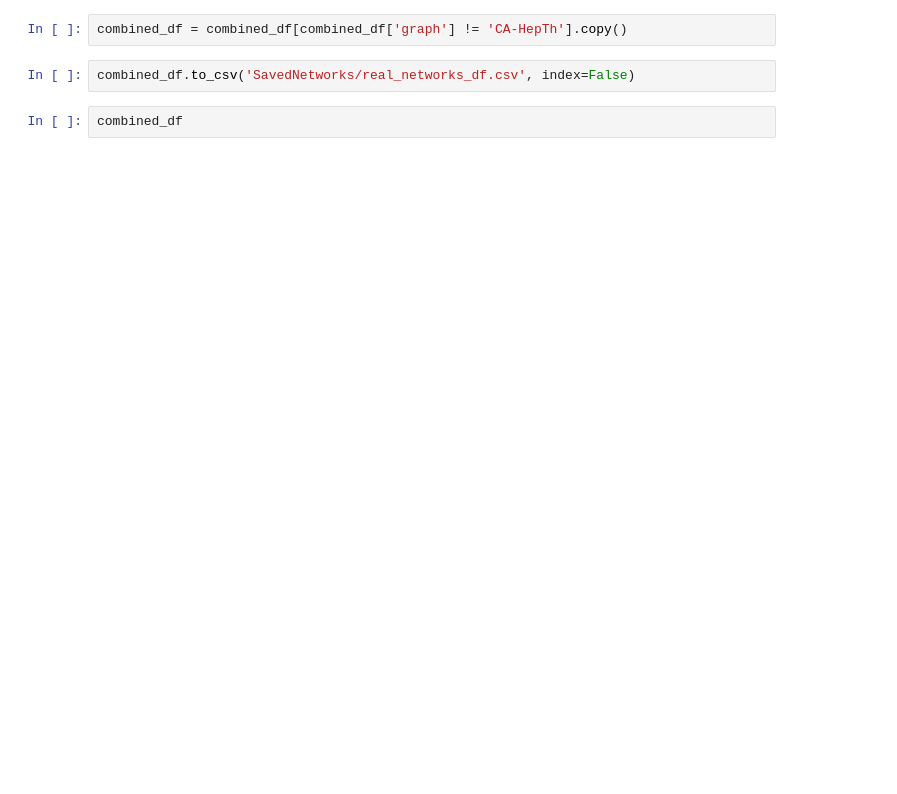
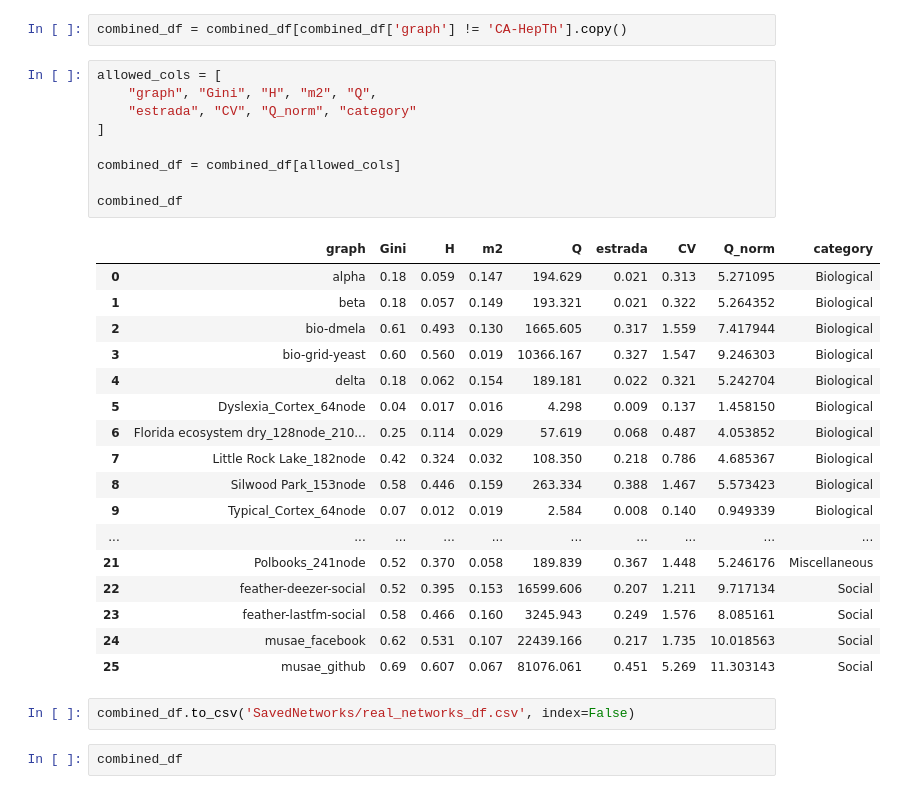
Before and after one commit to hghaemi/h_index_paper, a Jupyter notebook: real_networks.ipynb, the cells around one changed output. Drawn from its saved outputs; the diff is of its cells as text; blank space fills up the shorter version.

```diff
--- a/real_networks.ipynb
+++ b/real_networks.ipynb
@@ -354,5 +477,32 @@ combined_df
 # %%
 combined_df = combined_df[combined_df['graph'] != 'CA-HepTh'].copy()
+# %%
+allowed_cols = [
+    "graph", "Gini", "H", "m2", "Q",
+    "estrada", "CV", "Q_norm", "category"
+]
+
+combined_df = combined_df[allowed_cols]
+
+combined_df
+# %% [output]
+|  | graph | Gini | H | m2 | Q | estrada | CV | Q_norm | category |
+| 0 | alpha | 0.18 | 0.059 | 0.147 | 194.629 | 0.021 | 0.313 | 5.271095 | Biological |
+| 1 | beta | 0.18 | 0.057 | 0.149 | 193.321 | 0.021 | 0.322 | 5.264352 | Biological |
+| 2 | bio-dmela | 0.61 | 0.493 | 0.130 | 1665.605 | 0.317 | 1.559 | 7.417944 | Biological |
+| 3 | bio-grid-yeast | 0.60 | 0.560 | 0.019 | 10366.167 | 0.327 | 1.547 | 9.246303 | Biological |
+| 4 | delta | 0.18 | 0.062 | 0.154 | 189.181 | 0.022 | 0.321 | 5.242704 | Biological |
+| 5 | Dyslexia_Cortex_64node | 0.04 | 0.017 | 0.016 | 4.298 | 0.009 | 0.137 | 1.458150 | Biological |
+| 6 | Florida ecosystem dry_128node_210... | 0.25 | 0.114 | 0.029 | 57.619 | 0.068 | 0.487 | 4.053852 | Biological |
+| 7 | Little Rock Lake_182node | 0.42 | 0.324 | 0.032 | 108.350 | 0.218 | 0.786 | 4.685367 | Biological |
+| 8 | Silwood Park_153node | 0.58 | 0.446 | 0.159 | 263.334 | 0.388 | 1.467 | 5.573423 | Biological |
+| 9 | Typical_Cortex_64node | 0.07 | 0.012 | 0.019 | 2.584 | 0.008 | 0.140 | 0.949339 | Biological |
+| ... | ... | ... | ... | ... | ... | ... | ... | ... | ... |
+| 21 | Polbooks_241node | 0.52 | 0.370 | 0.058 | 189.839 | 0.367 | 1.448 | 5.246176 | Miscellaneous |
+| 22 | feather-deezer-social | 0.52 | 0.395 | 0.153 | 16599.606 | 0.207 | 1.211 | 9.717134 | Social |
+| 23 | feather-lastfm-social | 0.58 | 0.466 | 0.160 | 3245.943 | 0.249 | 1.576 | 8.085161 | Social |
+| 24 | musae_facebook | 0.62 | 0.531 | 0.107 | 22439.166 | 0.217 | 1.735 | 10.018563 | Social |
+| 25 | musae_github | 0.69 | 0.607 | 0.067 | 81076.061 | 0.451 | 5.269 | 11.303143 | Social |
 # %%
 combined_df.to_csv('SavedNetworks/real_networks_df.csv', index=False)
 # %%
```
Also changed, not shown: parts of 6 cells of this notebook.
